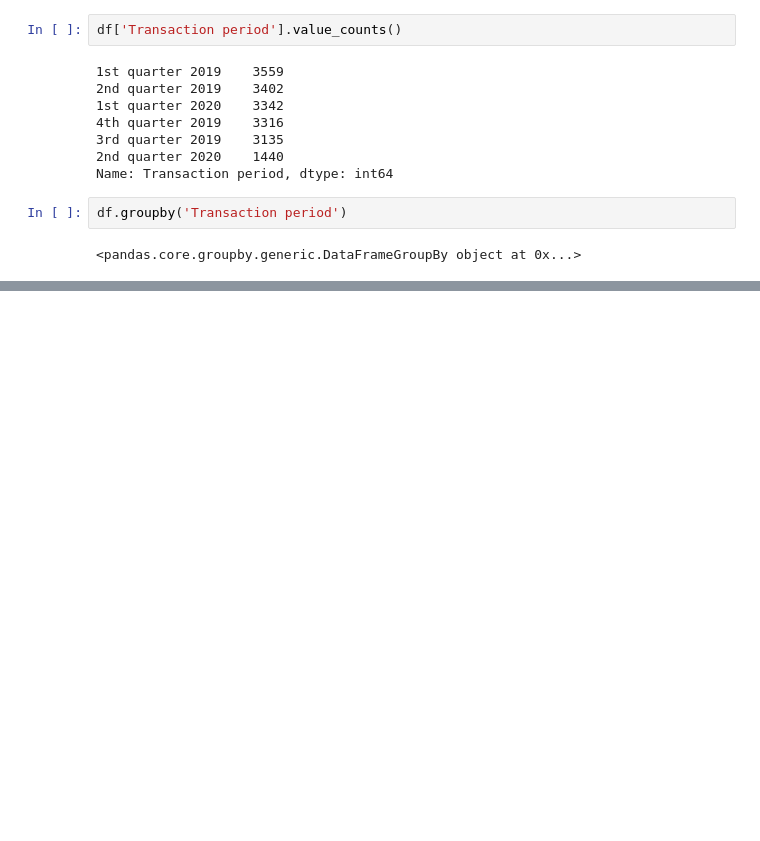
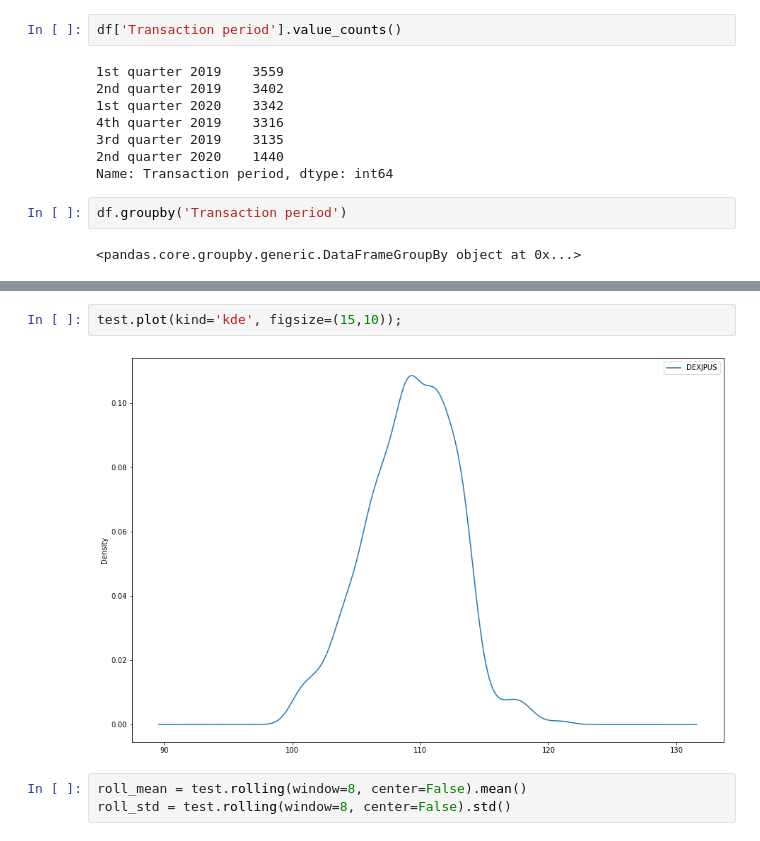
Before and after one commit to scottokamura/jpy_usd_forecast, a Jupyter notebook: Untitled.ipynb, the cells around one changed output, grey strips where cells are left out. Cells and saved outputs as stored; diff of their text form; blank space fills up the shorter version.

```diff
--- a/Untitled.ipynb
+++ b/Untitled.ipynb
@@ -65,0 +286,7 @@ df.groupby('Transaction period')
+# %%
+test.plot(kind='kde', figsize=(15,10));
+# %% [output]
+[figure, added]
+# %%
+roll_mean = test.rolling(window=8, center=False).mean()
+roll_std = test.rolling(window=8, center=False).std()
```
Also changed, not shown: parts of 30 cells of this notebook, 3 other files.
